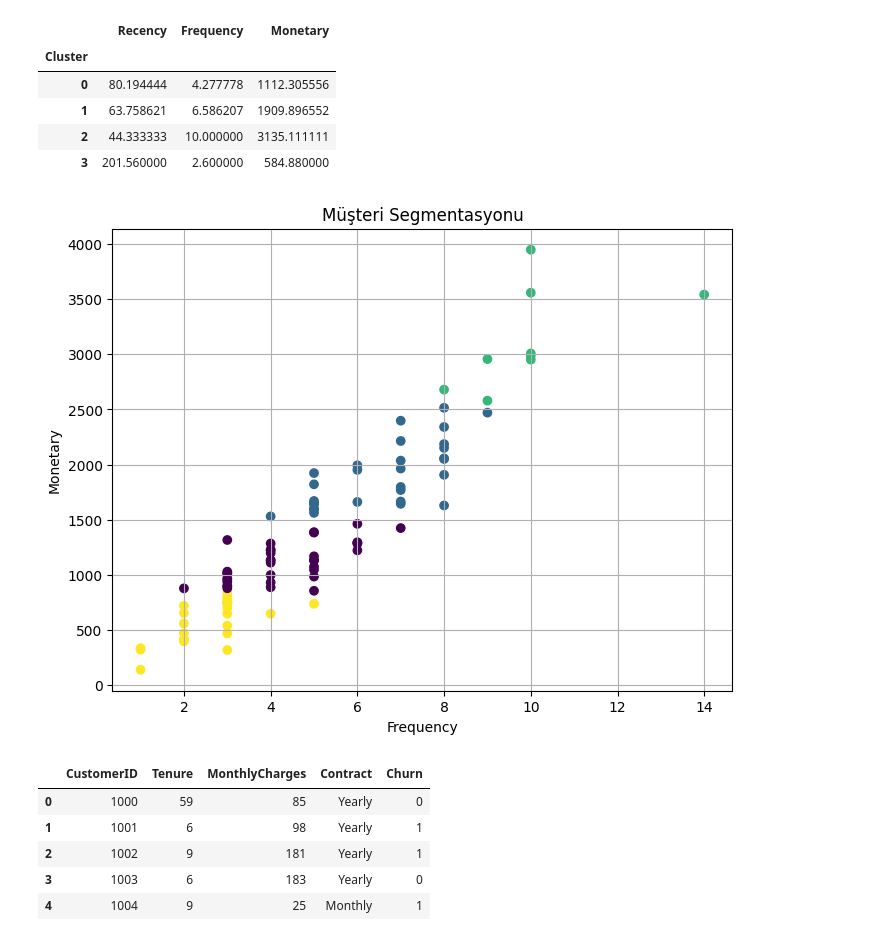
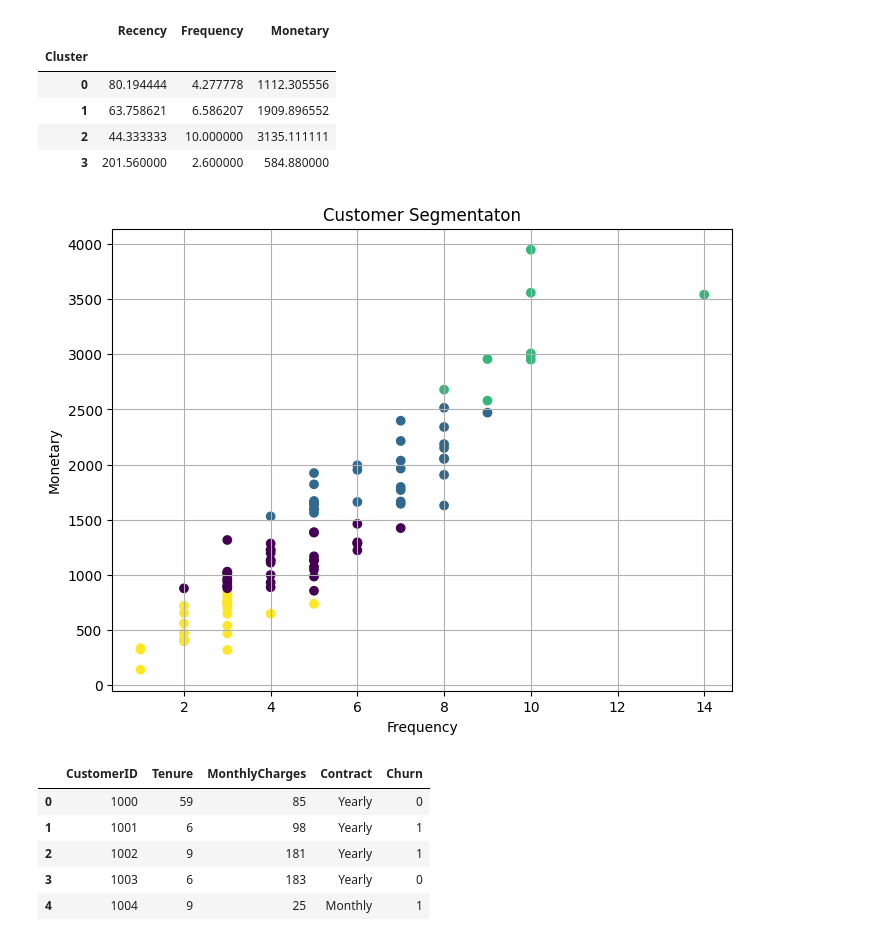
Before and after one commit to Seymanurkk/BI-Analytics-Portfolio, a Jupyter notebook: BI-Analytics-Portfolio/notebooks/business_analysis.ipynb, the cells around one changed output. Drawn from its saved outputs; the diff is of its cells as text; code cells hidden in the pictures.

```diff
--- a/BI-Analytics-Portfolio/notebooks/business_analysis.ipynb
+++ b/BI-Analytics-Portfolio/notebooks/business_analysis.ipynb
@@ -155,24 +155,24 @@ rfm.groupby("Cluster").mean()
 # %%
 import matplotlib.pyplot as plt
 
 plt.figure(figsize=(8,6))
 
 plt.scatter(
     rfm["Frequency"],
     rfm["Monetary"],
     c=rfm["Cluster"]
 
 )
 
 plt.xlabel("Frequency")
 plt.ylabel("Monetary")
-plt.title("Müşteri Segmentasyonu")
+plt.title("Customer Segmentaton")
 
 plt.grid(True)
 
 plt.show()
 # %% [output]
-[figure, old version]
+[figure, new version]
 # %%
 # X Ekseni: müşteri ne kadar sık alışveriş yapıyor
 # Y Ekseni: ne kadar harcıyor
```
Also changed, not shown: parts of 3 cells of this notebook, 5 other files.
